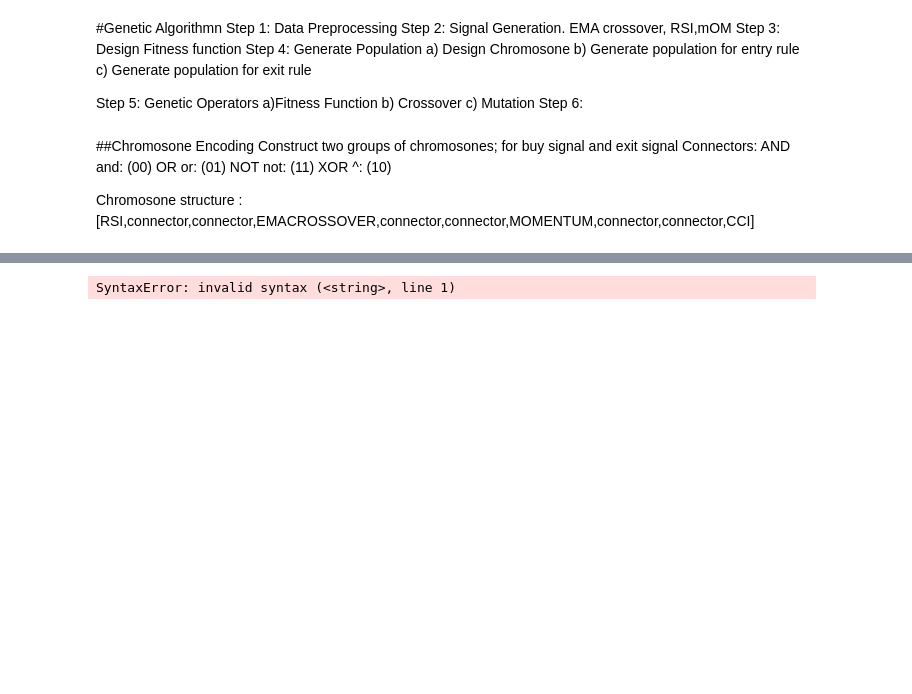
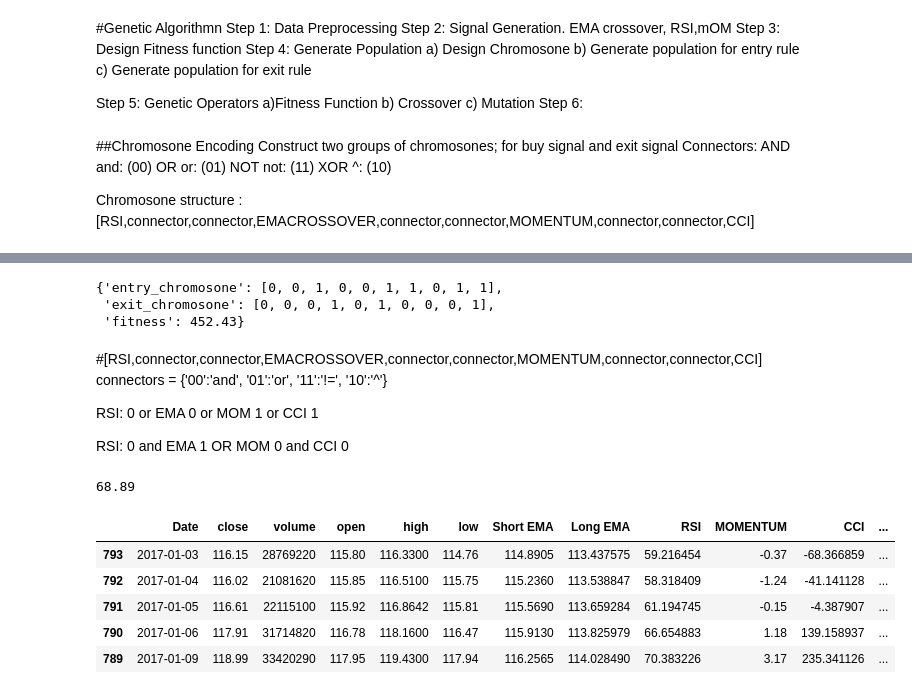
Before and after one commit to Chideme/Simple-Genetic-Algorithm, a Jupyter notebook: genetic_algorithm.ipynb, the cells around one changed output, grey strips where cells are left out. Drawn from its saved outputs; the diff is of its cells as text; code cells hidden in the pictures; blank space fills up the shorter version.

```diff
--- a/genetic_algorithm.ipynb
+++ b/genetic_algorithm.ipynb
@@ -176,7 +160,7 @@ def convert_2pythonkey(chromosone):
     #[RSI,connector,connector,EMACROSSOVER,connector,connector,MOMENTUM,connector,connector,CCI]
     connectors = {'00':'and',
                  '01':'or',
-                 '11':'not',
+                 '11':'!=',
                  '10':'^'}
 
     chromosone_connectors = [
@@ -205,7 +189,7 @@ change status to'in' market
 if status is 'in' find rows matching exit chromosone
 calculate profit
 if there is no exit till the last; profit = last day SP- entry price"""
-def fitness_function(entry_chromosone,exit_chromosone):
+def fitness_function(data,entry_chromosone,exit_chromosone):
     # Get the entry strategy chromosone
     entry = entry_chromosone
     #Get the exit strategy chromosone
@@ -214,22 +198,25 @@ def fitness_function(entry_chromosone,exit_chromosone):
     entry_connectors = convert_2pythonkey(entry)
     exit_connectors = convert_2pythonkey(exit)
     market_position = 'out'
-    total_profit = 0
+    capital = 1000
     number_of_trades = 0
-    for date in aapl.itertuples():
+    for date in data.itertuples():
         if market_position == 'out':
             if eval("date.CCI_SIGNAL == entry[9] {} date.MOMENTUM_SIGNAL == entry[6] {} date.EMA_SIGNAL== entry[3] {} date.RSI_SIGNAL == entry[0]".format(entry_connectors[2],entry_connectors[1],entry_connectors[0])):
                 cost_price = date.close
+                shares= capital/cost_price
                 market_position = 'in'
                 number_of_trades +=1
         elif market_position == 'in':
             if eval("date.CCI_SIGNAL == exit[9] {} date.MOMENTUM_SIGNAL == exit[6] {} date.EMA_SIGNAL== exit[3] {} date.RSI_SIGNAL ==exit[0]".format(exit_connectors[2],exit_connectors[1],exit_connectors[0])) :
                 sell_price =date.close
+
                 trade_profit = sell_price - cost_price
-                total_profit += trade_profit
+                trade_return = trade_profit * shares
+                capital += trade_return
+
                 market_position ='out'
-
-    if total_profit > 0 and number_of_trades > 0:
-        fitness = total_profit
-        return fitness
+    fitness = (capital - 1000)/1000 *100
+    if  number_of_trades > 0 and fitness > 0:
+        return round(fitness,2)
     return False
@@ -340,4 +325,35 @@ def genetic_algorithm(n_iter, n_pop, r_cross, r_mut):
+# %%
+#split data
+train = aapl[(aapl['Date'] <= date(2016,12,31))]
+test = aapl[(aapl['Date'] > date(2016,12,31))]
 # %%
-genetic_algorithm(58,3,0.9, 0.1)
+#genetic_algorithm( n_pop.n_iter, r_cross, r_mut)
+
+genetic_algorithm(train,50,100,0.9, 0.01)
 # %% [output]
-SyntaxError: invalid syntax (<string>, line 1)
+{'entry_chromosone': [0, 0, 1, 0, 0, 1, 1, 0, 1, 1],
+ 'exit_chromosone': [0, 0, 0, 1, 0, 1, 0, 0, 0, 1],
+ 'fitness': 452.43}
+# %% [markdown]
+#[RSI,connector,connector,EMACROSSOVER,connector,connector,MOMENTUM,connector,connector,CCI]
+    connectors = {'00':'and',
+                 '01':'or',
+                 '11':'!=',
+                 '10':'^'}
+
+RSI: 0 or EMA 0  or  MOM 1 or CCI 1
+
+RSI: 0 and EMA 1 OR MOM 0 and CCI 0
+# %%
+fitness_function(test,[0, 0, 1, 0, 0, 1, 1, 0, 1, 1],[0, 0, 0, 1, 0, 1, 0, 0, 0, 1])
+# %% [output]
+68.89
+# %%
+test.head()
+# %% [output]
+|  | Date | close | volume | open | high | low | Short EMA | Long EMA | RSI | MOMENTUM | CCI | ... |
+| 793 | 2017-01-03 | 116.15 | 28769220 | 115.80 | 116.3300 | 114.76 | 114.8905 | 113.437575 | 59.216454 | -0.37 | -68.366859 | ... |
+| 792 | 2017-01-04 | 116.02 | 21081620 | 115.85 | 116.5100 | 115.75 | 115.2360 | 113.538847 | 58.318409 | -1.24 | -41.141128 | ... |
+| 791 | 2017-01-05 | 116.61 | 22115100 | 115.92 | 116.8642 | 115.81 | 115.5690 | 113.659284 | 61.194745 | -0.15 | -4.387907 | ... |
+| 790 | 2017-01-06 | 117.91 | 31714820 | 116.78 | 118.1600 | 116.47 | 115.9130 | 113.825979 | 66.654883 | 1.18 | 139.158937 | ... |
+| 789 | 2017-01-09 | 118.99 | 33420290 | 117.95 | 119.4300 | 117.94 | 116.2565 | 114.028490 | 70.383226 | 3.17 | 235.341126 | ... |
```
Also changed, not shown: parts of 15 cells of this notebook.
